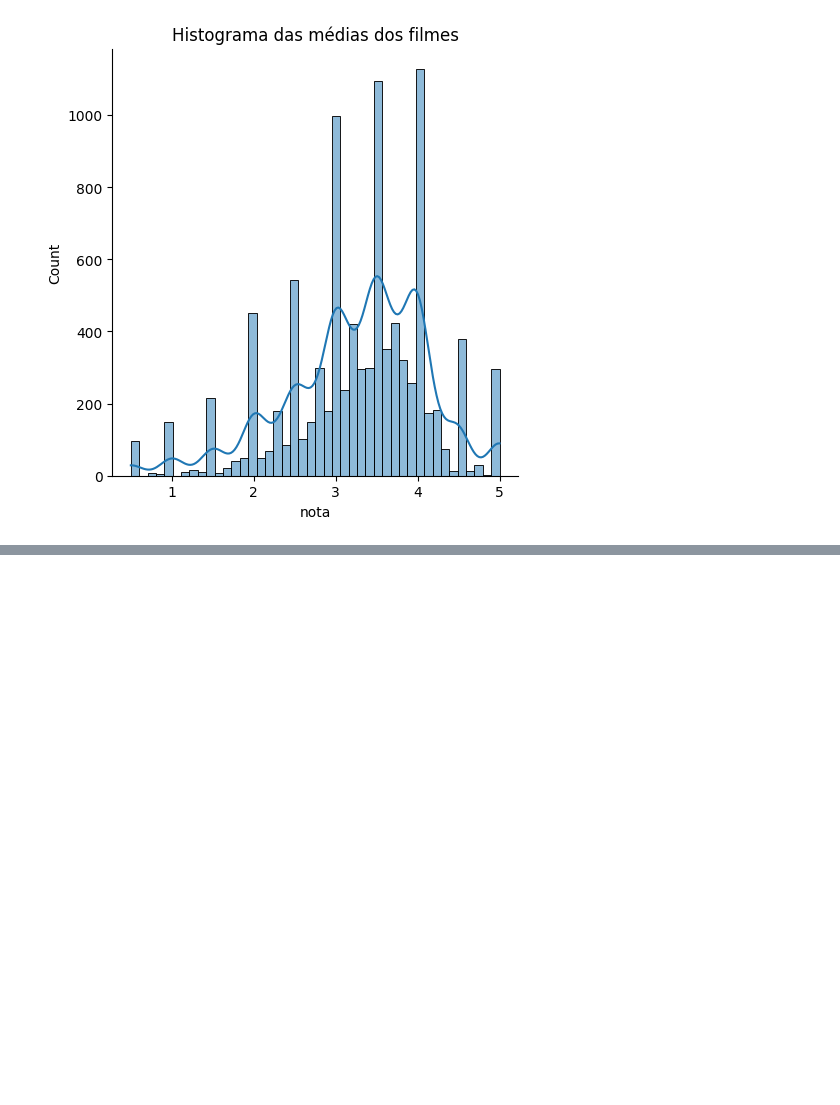
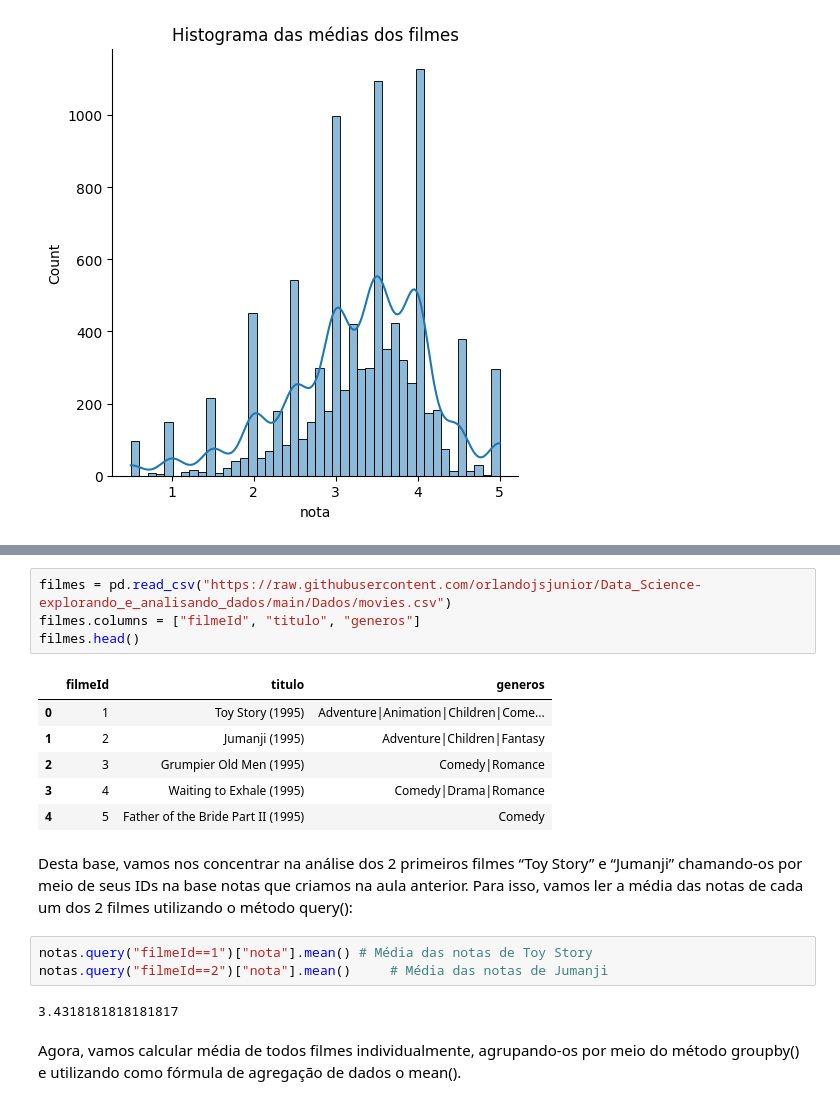
Before and after one commit to orlandojsjunior/Data_Science-explorando_e_analisando_dados, a Jupyter notebook: Explorando_e_analisando_dados.ipynb, the cells around one changed output, grey strips where cells are left out. Drawn from its saved outputs; the diff is of its cells as text; blank space fills up the shorter version.

Commit message:
Faça como eu fiz - analisando os dados dos filmes

```diff
--- a/Explorando_e_analisando_dados.ipynb
+++ b/Explorando_e_analisando_dados.ipynb
@@ -219,0 +224,20 @@ Text(0.5, 1.0, 'Histograma das médias dos filmes')
+# %%
+filmes = pd.read_csv("https://raw.githubusercontent.com/orlandojsjunior/Data_Science-explorando_e_analisando_dados/main/Dados/movies.csv")
+filmes.columns = ["filmeId", "titulo", "generos"]
+filmes.head()
+# %% [output]
+|  | filmeId | titulo | generos |
+| 0 | 1 | Toy Story (1995) | Adventure|Animation|Children|Come... |
+| 1 | 2 | Jumanji (1995) | Adventure|Children|Fantasy |
+| 2 | 3 | Grumpier Old Men (1995) | Comedy|Romance |
+| 3 | 4 | Waiting to Exhale (1995) | Comedy|Drama|Romance |
+| 4 | 5 | Father of the Bride Part II (1995) | Comedy |
+# %% [markdown]
+Desta base, vamos nos concentrar na análise dos 2 primeiros filmes “Toy Story” e “Jumanji” chamando-os por meio de seus IDs na base notas que criamos na aula anterior. Para isso, vamos ler a média das notas de cada um dos 2 filmes utilizando o método query():
+# %%
+notas.query("filmeId==1")["nota"].mean() # Média das notas de Toy Story
+notas.query("filmeId==2")["nota"].mean()	 # Média das notas de Jumanji
+# %% [output]
+3.4318181818181817
+# %% [markdown]
+Agora, vamos calcular média de todos filmes individualmente, agrupando-os por meio do método groupby() e utilizando como fórmula de agregação de dados o mean().
```
Also changed, not shown: parts of 9 cells of this notebook.
